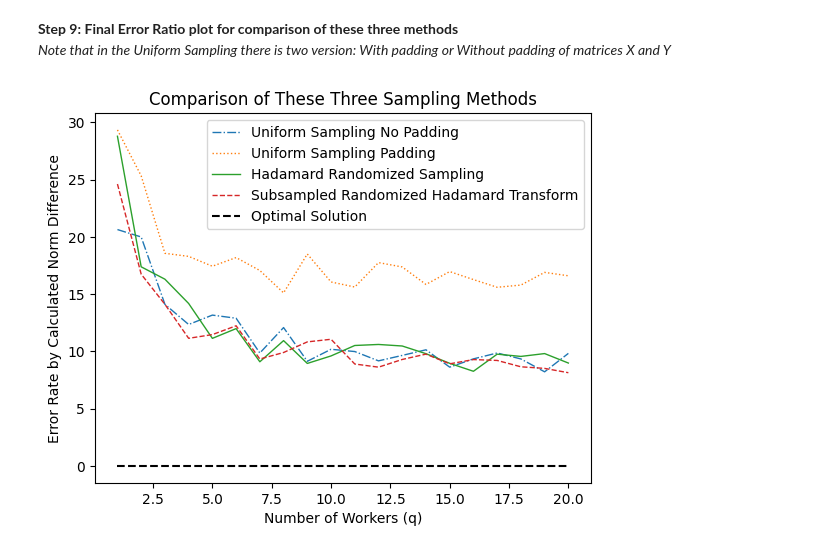
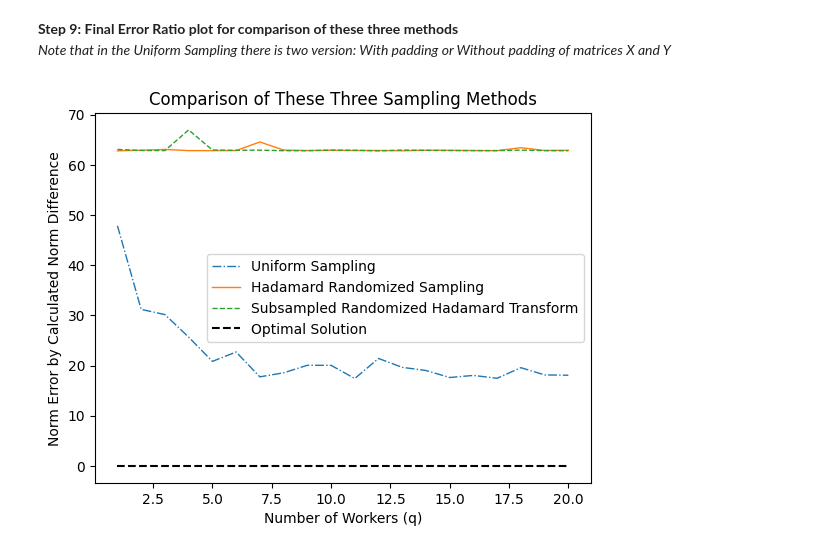
Before and after one commit to FergieLigaLlj/Statistical-Machine-Learning-Research-with-Pro.-Zhang-Zhixiang, a Jupyter notebook: Distributed Sketching for Randomized Optimization in Regression Training/step4_Begin_Now_Paper_Reading_When_SRHT/When_SRHT_HRS.ipynb, the cells around one changed output. Drawn from its saved outputs; the diff is of its cells as text; code cells hidden in the pictures.

```diff
--- a/Distributed Sketching for Randomized Optimization in Regression Training/step4_Begin_Now_Paper_Reading_When_SRHT/When_SRHT_HRS.ipynb
+++ b/Distributed Sketching for Randomized Optimization in Regression Training/step4_Begin_Now_Paper_Reading_When_SRHT/When_SRHT_HRS.ipynb
@@ -92,8 +92,8 @@ def simulate_matrix(n, d, no_components, rho, abs_bound_X):
     return X, Y, beta, epsilon
 
 # Example usage (unchanged from your notebook)
-n = 5000  # number of rows
-d = 100   # number of columns
+n = 8192  # number of rows
+d = 200   # number of columns
 no_components = 2  # number of components
 rho = 0.8  # autocorrelation and correlation strength
 abs_bound_X = 0.1  # sparsity threshold
@@ -157,8 +140,4 @@ def solver(A, b):
     x_star, _, _, _ = np.linalg.lstsq(A, b, rcond=None)
     return x_star
 
-x_star_no_padding = solver(X, Y)
-x_star_padding = solver(X_pad, Y_pad)
-norm_difference = np.linalg.norm(x_star_no_padding - x_star_padding)
-print("The norm difference between x_star_no_padding and x_star_padding is:")
-print(norm_difference)
+x_star = solver(X, Y)
@@ -169,7 +145,7 @@ The norm difference between x_star_no_padding and x_star_padding is:
 **STEP 6: Uniform Sampling Sampling // Algorithm 1: Distributed Randomized Regression**
 # %%
 # e.g. our desired sketching size is
-m = 50
+m = 100
 # Algorithm 1 inserting inside uniform sampling: Distributed Randomized Regression
 
 # S_k @ A here is just computed as A [uniformly_sampled_index]
@@ -263,35 +239,31 @@ def Subsampled_Randomized_Hadamard_Transform_1(X, Y, n, m, q):
 **Step 9: Final Error Ratio plot for comparison of these three methods**<br>
 *Note that in the Uniform Sampling there is two version: With padding or Without padding of matrices X and Y*<br>
 # %%
-error_uniform_no_padding = []
-error_uniform_padding = []
+error_uniform = []
 error_hadamard_rand = []
 error_SRHT = []
 error_star = np.zeros((20,1))
 
 # Calculate the error rate for each method
 for q in range(1, 21):  # adjust the range as needed
-    x_bar_uniform_no_padding = uniform_sampling_1(X,Y,X.shape[0],m,q)
-    x_bar_uniform_padding = uniform_sampling_1(X_pad,Y_pad,X_pad.shape[0],m,q)
-    x_bar_hadamard_rand = Hadamard_Randomized_Sampling_1(X_pad,Y_pad,X_pad.shape[0],m,q)
-    x_bar_SRHT = Subsampled_Randomized_Hadamard_Transform_1(X_pad,Y_pad,X_pad.shape[0],m,q)
-    error_uniform_no_padding.append(solution_error(x_bar_uniform_no_padding,x_star_no_padding))
-    error_uniform_padding.append(solution_error(x_bar_uniform_padding,x_star_padding))
-    error_hadamard_rand.append(solution_error(x_bar_hadamard_rand,x_star_padding))
-    error_SRHT.append(solution_error(x_bar_SRHT,x_star_padding))
+    x_bar_uniform = uniform_sampling_1(X,Y,X.shape[0],m,q)
+    x_bar_hadamard_rand = Hadamard_Randomized_Sampling_1(X,Y,X.shape[0],m,q)
+    x_bar_SRHT = Subsampled_Randomized_Hadamard_Transform_1(X,Y,X.shape[0],m,q)
+    error_uniform.append(solution_error(x_bar_uniform,x_star))
+    error_hadamard_rand.append(solution_error(x_bar_hadamard_rand,x_star))
+    error_SRHT.append(solution_error(x_bar_SRHT,x_star))
 
 # Create the plot
-plt.plot(range(1, 21), error_uniform_no_padding, label='Uniform Sampling No Padding',linestyle = '-.',linewidth = 1)
-plt.plot(range(1, 21),error_uniform_padding,label='Uniform Sampling Padding',linestyle = ':',linewidth = 1)
+plt.plot(range(1, 21), error_uniform, label='Uniform Sampling',linestyle = '-.',linewidth = 1)
 plt.plot(range(1, 21), error_hadamard_rand, label='Hadamard Randomized Sampling',linestyle = '-',linewidth = 1)
 plt.plot(range(1, 21), error_SRHT, label='Subsampled Randomized Hadamard Transform',linestyle = '--',linewidth = 1)
 plt.plot(range(1, 21), error_star, label='Optimal Solution', linestyle='--',color = 'black')
 
 # Add labels and title
 plt.xlabel('Number of Workers (q)')
-plt.ylabel('Error Rate by Calculated Norm Difference')
+plt.ylabel('Norm Error by Calculated Norm Difference')
 plt.title('Comparison of These Three Sampling Methods')
 plt.legend()
 plt.show()
 # %% [output]
-[figure, old version]
+[figure, new version]
```
Also changed, not shown: parts of 4 cells of this notebook.
